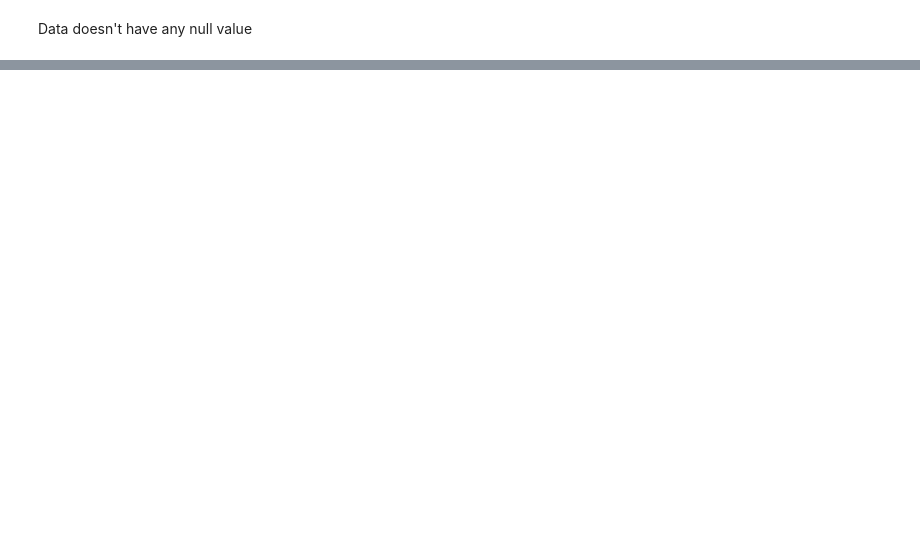
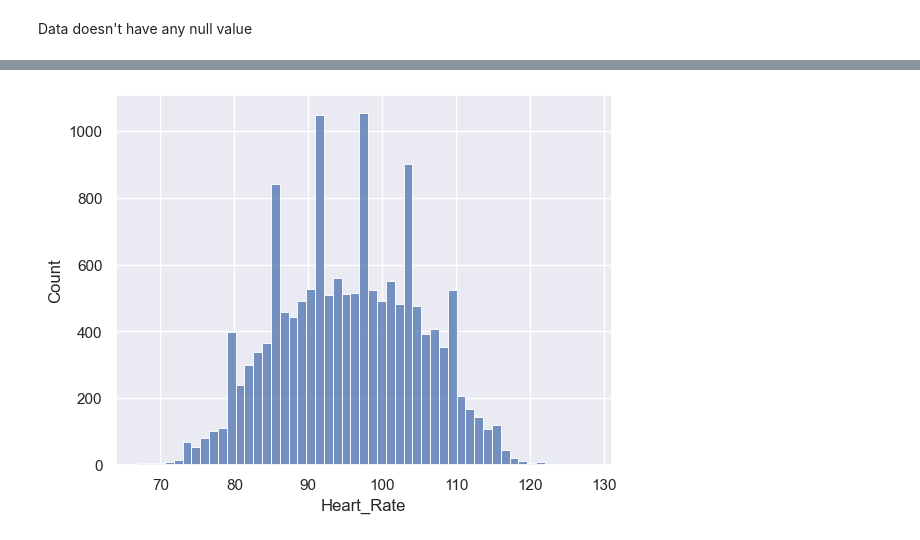
Before and after one commit to Aalekh012/Machine-Learning-Projects, a Jupyter notebook: Calories Burnt Prediction/code.ipynb, the cells around one changed output, grey strips where cells are left out. Cells and saved outputs as stored; diff of their text form; code cells hidden in the pictures; blank space fills up the shorter version.

```diff
--- a/Calories Burnt Prediction/code.ipynb
+++ b/Calories Burnt Prediction/code.ipynb
@@ -77,0 +129,6 @@ Data doesn't have any null value
+# %%
+#Plotting the distribution of Heart_Rate Column:
+sns.histplot(calories_data['Heart_Rate'])
+plt.show()
+# %% [output]
+[figure, added]
```
Also changed, not shown: parts of 9 cells of this notebook.
